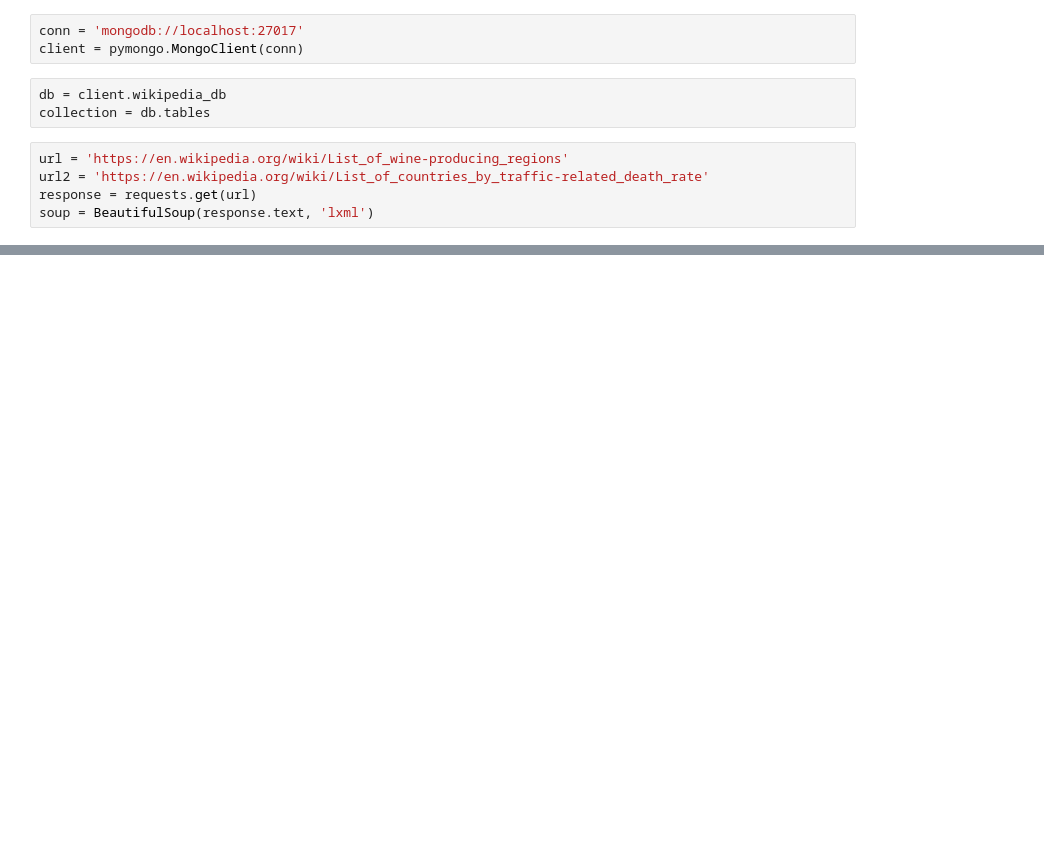
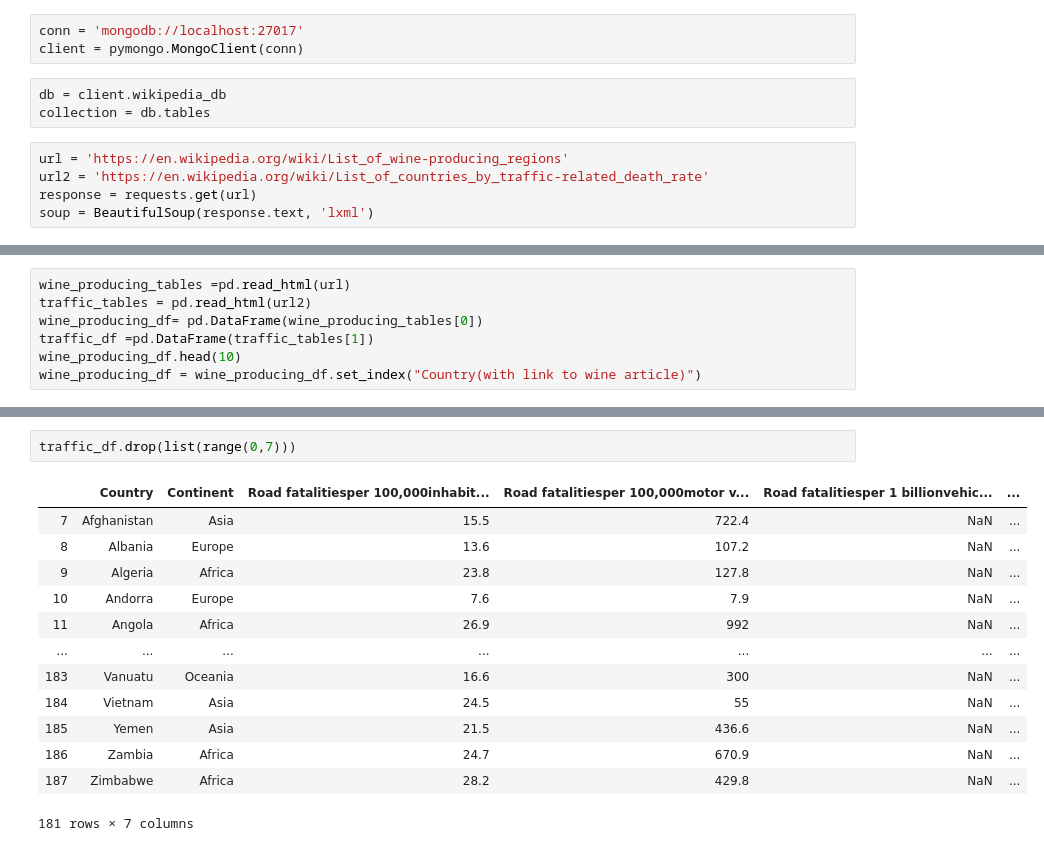
Before and after one commit to ac1093/mad_data, a Jupyter notebook: data_merge.ipynb, the cells around one changed output, grey strips where cells are left out. Drawn from its saved outputs; the diff is of its cells as text; blank space fills up the shorter version.

```diff
--- a/data_merge.ipynb
+++ b/data_merge.ipynb
@@ -33,0 +19,7 @@ df.head(10)
+# %%
+wine_producing_tables =pd.read_html(url)
+traffic_tables = pd.read_html(url2)
+wine_producing_df= pd.DataFrame(wine_producing_tables[0])
+traffic_df =pd.DataFrame(traffic_tables[1])
+wine_producing_df.head(10)
+wine_producing_df = wine_producing_df.set_index("Country(with link to wine article)")
@@ -34,3 +40,19 @@ df.head(10)
+# %%
+traffic_df.drop(list(range(0,7)))
+# %% [output]
+|  | Country | Continent | Road fatalitiesper 100,000inhabit... | Road fatalitiesper 100,000motor v... | Road fatalitiesper 1 billionvehic... | ... |
+| 7 | Afghanistan | Asia | 15.5 | 722.4 | NaN | ... |
+| 8 | Albania | Europe | 13.6 | 107.2 | NaN | ... |
+| 9 | Algeria | Africa | 23.8 | 127.8 | NaN | ... |
+| 10 | Andorra | Europe | 7.6 | 7.9 | NaN | ... |
+| 11 | Angola | Africa | 26.9 | 992 | NaN | ... |
+| ... | ... | ... | ... | ... | ... | ... |
+| 183 | Vanuatu | Oceania | 16.6 | 300 | NaN | ... |
+| 184 | Vietnam | Asia | 24.5 | 55 | NaN | ... |
+| 185 | Yemen | Asia | 21.5 | 436.6 | NaN | ... |
+| 186 | Zambia | Africa | 24.7 | 670.9 | NaN | ... |
+| 187 | Zimbabwe | Africa | 28.2 | 429.8 | NaN | ... |
+181 rows × 7 columns
 # %%
 traffic_table = pd.read_html(url2)
 traffic_df = pd.DataFrame(traffic_table[1])
```
Also changed, not shown: parts of 11 cells of this notebook.
